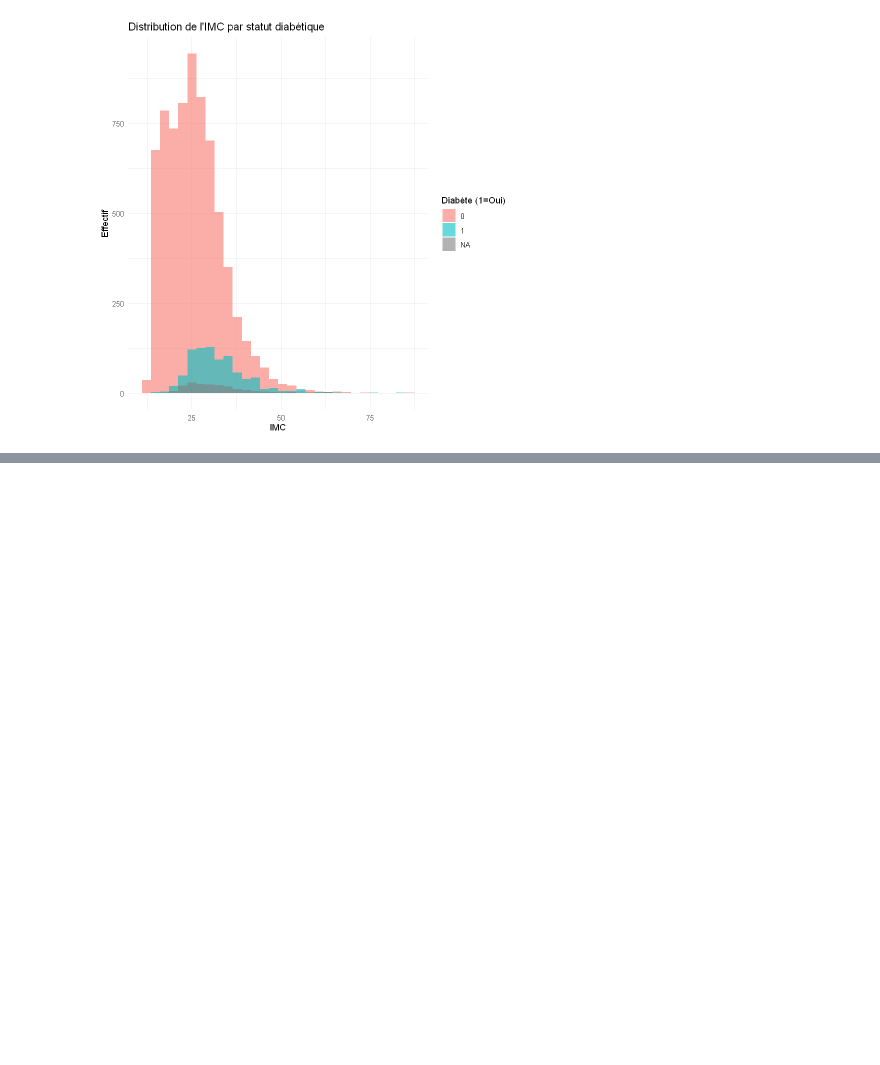
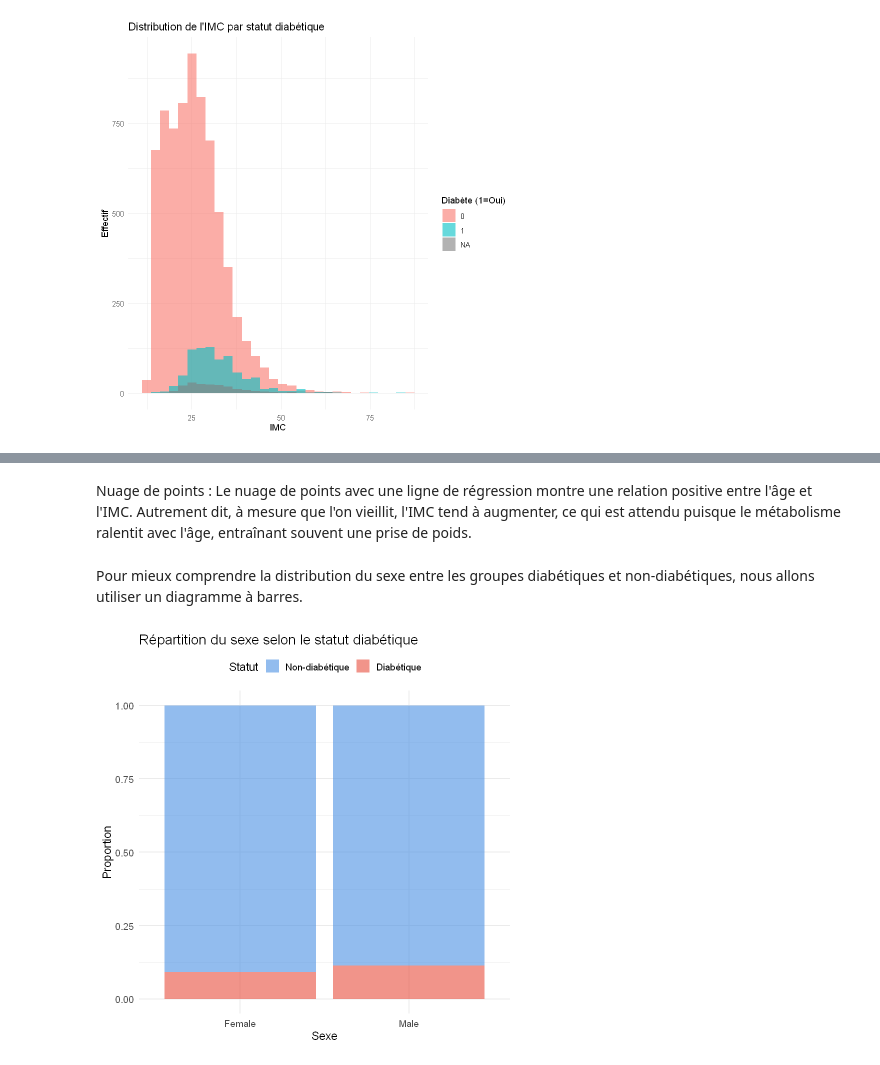
Before and after one commit to linabouallegue/projet-R, a Jupyter notebook: Projet_R.ipynb, the cells around one changed output, grey strips where cells are left out. Saved outputs shown, nothing was run; the diff lists cells and outputs as text; code cells hidden in the pictures; blank space fills up the shorter version.

```diff
--- a/Projet_R.ipynb
+++ b/Projet_R.ipynb
@@ -222,0 +239,22 @@ Le critère AIC permet d’évaluer la qualité globale du modèle et servira de
+# %% [markdown]
+Nuage de points : Le nuage de points avec une ligne de régression montre une relation positive entre l'âge et l'IMC. Autrement dit, à mesure que l'on vieillit, l'IMC tend à augmenter, ce qui est attendu puisque le métabolisme ralentit avec l'âge, entraînant souvent une prise de poids.
+# %% [markdown]
+Pour mieux comprendre la distribution du sexe entre les groupes diabétiques et non-diabétiques, nous allons utiliser un diagramme à barres.
+# %%
+# Diagramme à barres du sexe selon le statut diabétique
+ggplot(df_clean %>% filter(!is.na(diabetes_bin)), aes(x = sex, fill = factor(diabetes_bin))) +
+  geom_bar(position = "fill", alpha = 0.6) +
+  scale_fill_manual(
+    values = c("1" = "#e74c3c", "0" = "#4a90e2"),
+    labels = c("1" = "Diabétique", "0" = "Non-diabétique")
+  ) +
+  labs(
+    title = "Répartition du sexe selon le statut diabétique",
+    x = "Sexe",
+    y = "Proportion",
+    fill = "Statut"
+  ) +
+  theme_minimal(base_size = 14) +
+  theme(legend.position = "top")
+# %% [output]
+[figure, added]
```
Also changed, not shown: parts of 29 cells of this notebook, 5 other files.
